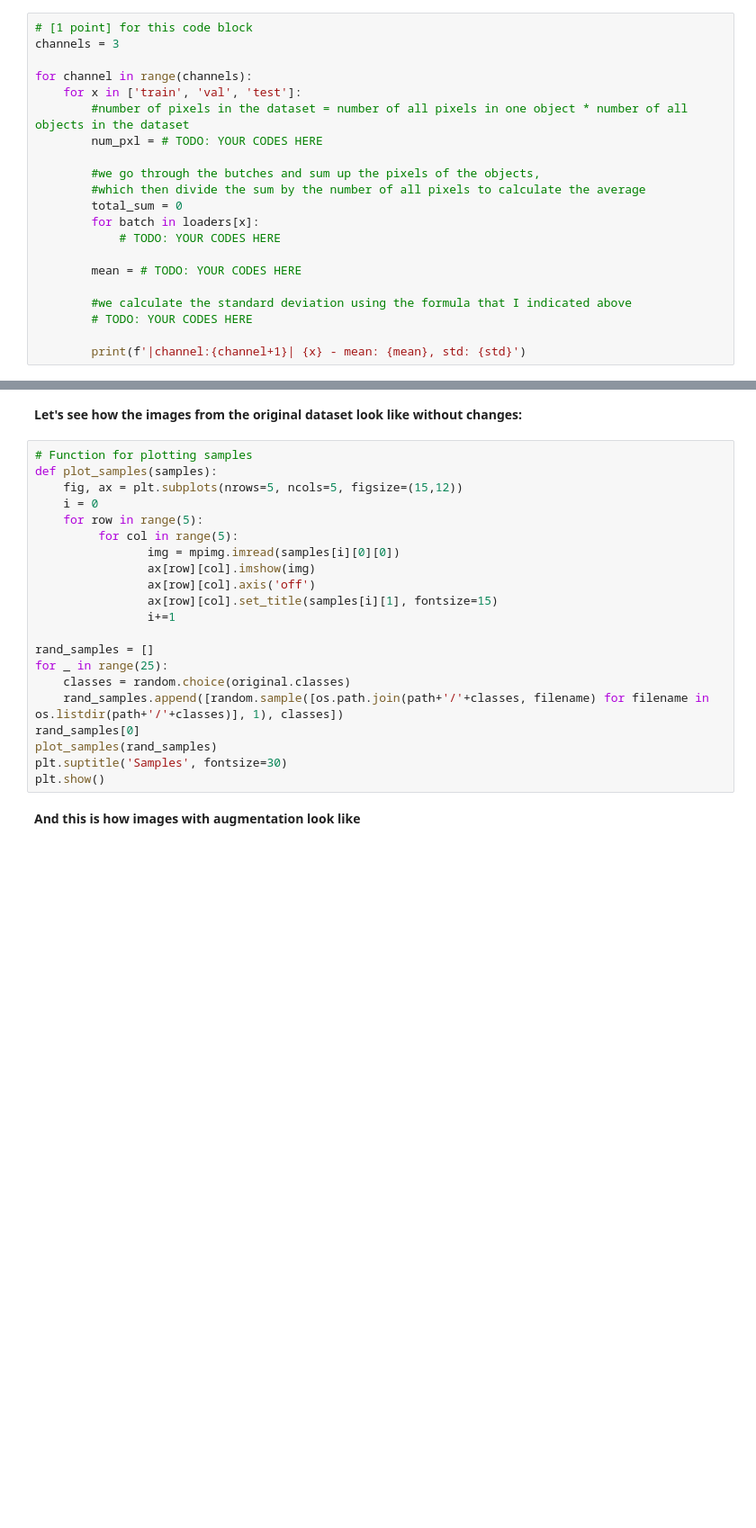
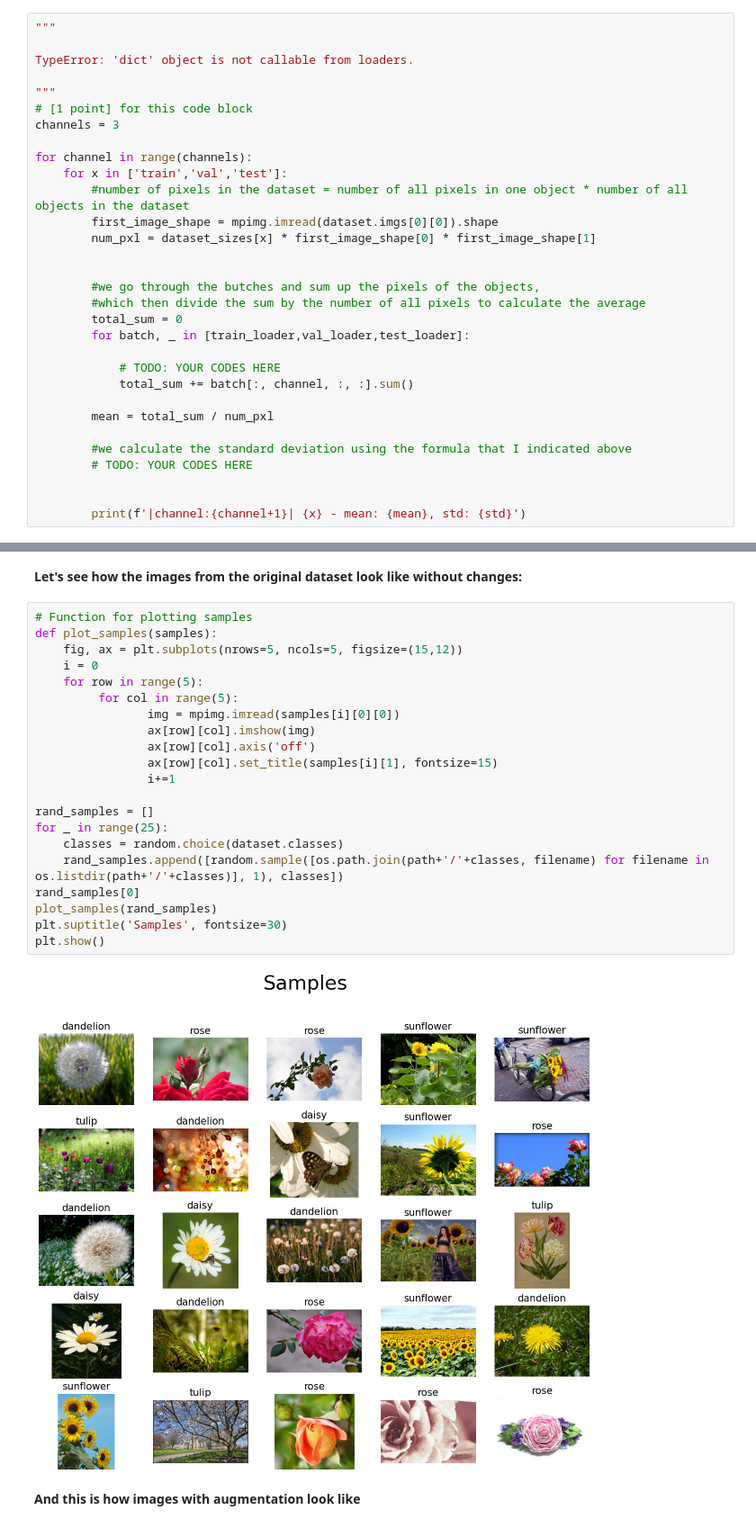
Before and after one commit to tunayildizuzh/MachineLearningforSciences, a Jupyter notebook: Labs/Lab7.ipynb, the cells around one changed output, grey strips where cells are left out. Shown at 90% size. Drawn from its saved outputs; the diff is of its cells as text; blank space fills up the shorter version.

```diff
--- a/Labs/Lab7.ipynb
+++ b/Labs/Lab7.ipynb
@@ -130,23 +173,33 @@ print(dataset_sizes)
 **Now let's check how well we managed to normalize the data for each channel for the test, training and validation datasets:** <br/>
 check the mean and standard deviation of each channal in each subset
 # %%
+"""
+
+TypeError: 'dict' object is not callable from loaders.
+
+"""
 # [1 point] for this code block
 channels = 3
 
 for channel in range(channels):
-    for x in ['train', 'val', 'test']:
+    for x in ['train','val','test']:
         #number of pixels in the dataset = number of all pixels in one object * number of all objects in the dataset
-        num_pxl = # TODO: YOUR CODES HERE
+        first_image_shape = mpimg.imread(dataset.imgs[0][0]).shape
+        num_pxl = dataset_sizes[x] * first_image_shape[0] * first_image_shape[1]
+
 
         #we go through the butches and sum up the pixels of the objects,
         #which then divide the sum by the number of all pixels to calculate the average
         total_sum = 0
-        for batch in loaders[x]:
+        for batch, _ in [train_loader,val_loader,test_loader]:
+
             # TODO: YOUR CODES HERE
+            total_sum += batch[:, channel, :, :].sum()
 
-        mean = # TODO: YOUR CODES HERE
+        mean = total_sum / num_pxl
 
         #we calculate the standard deviation using the formula that I indicated above
         # TODO: YOUR CODES HERE
 
+
         print(f'|channel:{channel+1}| {x} - mean: {mean}, std: {std}')
@@ -184,24 +263,26 @@ print('Number of classes:', len(original.classes))
 # %%
 # Function for plotting samples
 def plot_samples(samples):
     fig, ax = plt.subplots(nrows=5, ncols=5, figsize=(15,12))
     i = 0
     for row in range(5):
          for col in range(5):
                 img = mpimg.imread(samples[i][0][0])
                 ax[row][col].imshow(img)
                 ax[row][col].axis('off')
                 ax[row][col].set_title(samples[i][1], fontsize=15)
                 i+=1
 
 rand_samples = []
 for _ in range(25):
-    classes = random.choice(original.classes)
+    classes = random.choice(dataset.classes)
     rand_samples.append([random.sample([os.path.join(path+'/'+classes, filename) for filename in os.listdir(path+'/'+classes)], 1), classes])
 rand_samples[0]
 plot_samples(rand_samples)
 plt.suptitle('Samples', fontsize=30)
 plt.show()
+# %% [output]
+[figure, added]
 # %% [markdown]
 **And this is how images with augmentation look like**
 # %%
```
Also changed, not shown: parts of 15 cells of this notebook, 1 other file.
